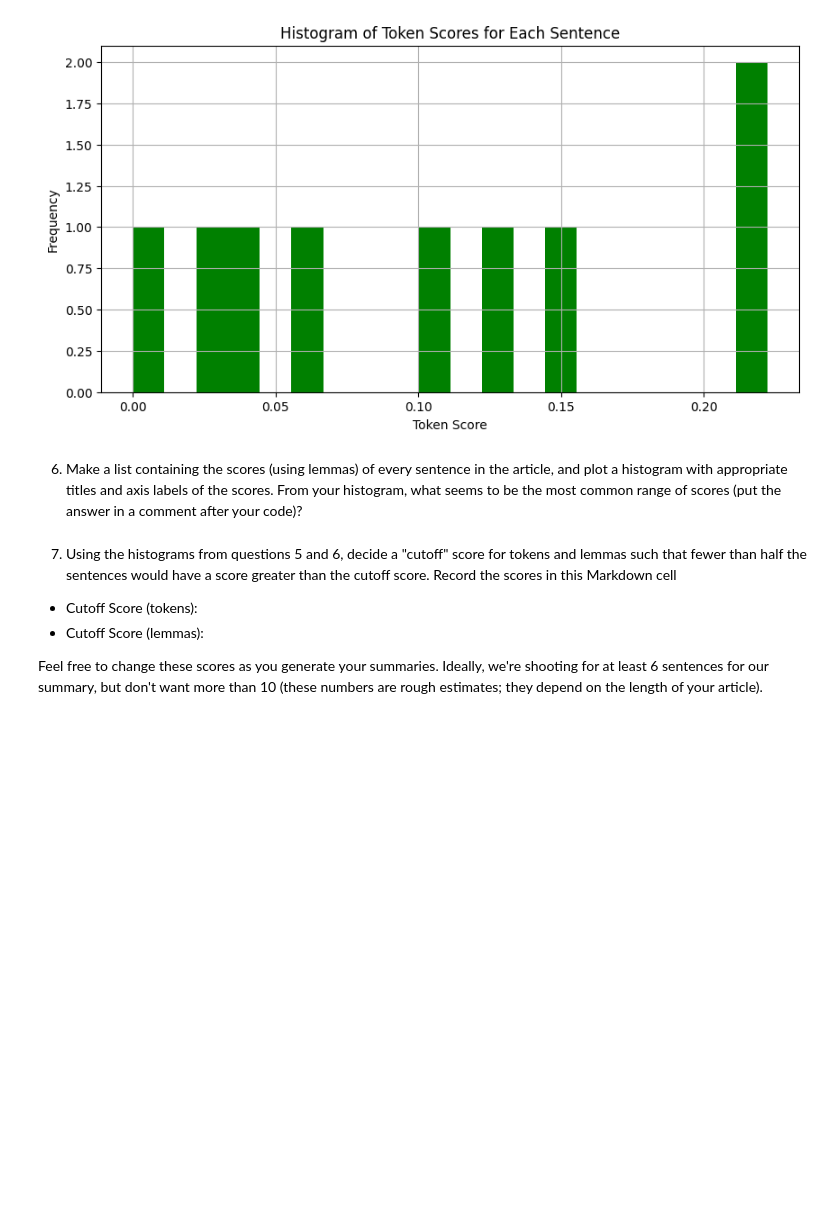
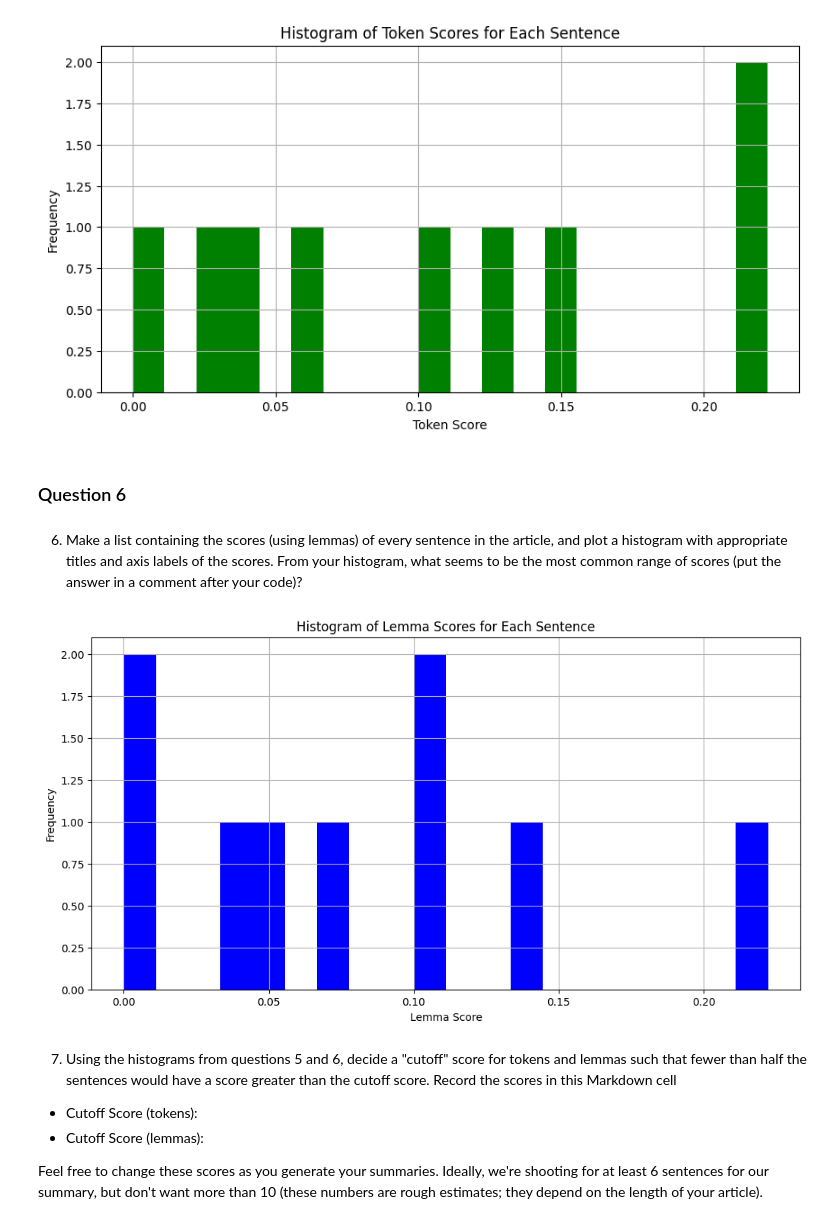
Before and after one commit to sapapesh/WebMining.Mod7, a Jupyter notebook: article-summarizer.ipynb, the cells around one changed output. Cells and saved outputs as stored; diff of their text form; code cells hidden in the pictures; blank space fills up the shorter version.

Commit message:
question 6

```diff
--- a/article-summarizer.ipynb
+++ b/article-summarizer.ipynb
@@ -199,7 +199,41 @@ plt.show()
 # %% [output]
 [figure]
+# %% [markdown]
+### Question 6
 # %% [markdown]
 6. Make a list containing the scores (using lemmas) of every sentence in the article, and plot a histogram with appropriate titles and axis labels of the scores.  From your histogram, what seems to be the most common range of scores (put the answer in a comment after your code)?
+# %%
+# Interesting lemmas from question 4
+interesting_lemma = ["look", "love", "darling", "know", "find"]
+
+# Method to score by lemma
+def score_sentence_by_lemma(sentence, interesting_lemma):
+    lemma = [lemma.text.lower() for lemma in sentence if not lemma.is_punct and not lemma.is_space]
+    if len(lemma) == 0:
+        return 0
+    interesting_count = sum(1 for lemma in lemma if lemma in interesting_lemma)
+    return interesting_lemma / len(lemma)
+
+# List to store lemma scores of each sentence
+lemma_scores = []
+
+# Get scores for all sentences in the article
+for sentence in doc.sents:
+    score = score_sentence_by_token(sentence, interesting_lemma)
+    lemma_scores.append(score)
+
+# Plot the histogram
+plt.figure(figsize=(12,6))
+plt.hist(lemma_scores, bins=20, color='blue')
+plt.title("Histogram of Lemma Scores for Each Sentence")
+plt.xlabel("Lemma Score")
+plt.ylabel("Frequency")
+plt.grid(True)
+plt.show()
+
+## The most common range of scores seems to be 0.0 to 0.10.
+# %% [output]
+[figure, added]
 # %% [markdown]
 7. Using the histograms from questions 5 and 6, decide a "cutoff" score for tokens and lemmas such that fewer than half the sentences would have a score greater than the cutoff score.  Record the scores in this Markdown cell
 
```
Also changed, not shown: parts of 1 cell of this notebook.
